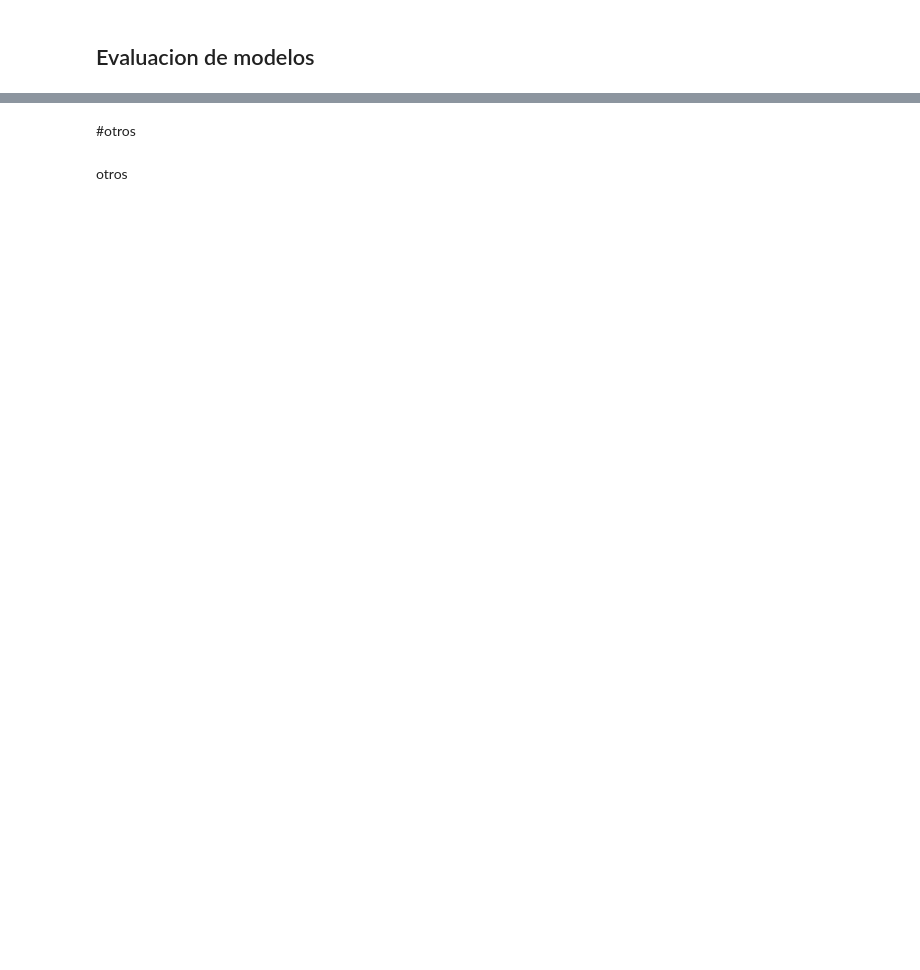
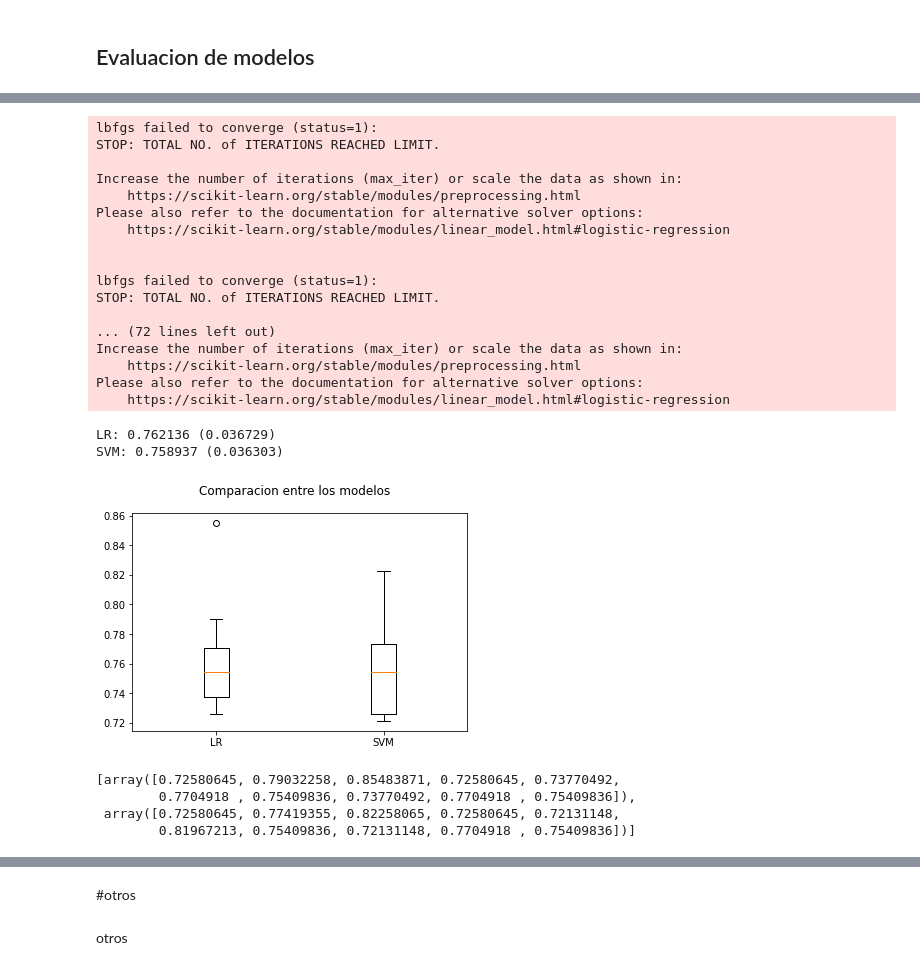
Before and after one commit to gnurock/Data-Engineering-Bootcamp, a Jupyter notebook: Eda/diabetes-eda-ann.ipynb, the cells around one changed output, grey strips where cells are left out. Saved outputs shown, nothing was run; the diff lists cells and outputs as text; code cells hidden in the pictures; blank space fills up the shorter version.

Commit message:
Evaluacion de modelos

```diff
--- a/Eda/diabetes-eda-ann.ipynb
+++ b/Eda/diabetes-eda-ann.ipynb
@@ -631,0 +647,51 @@ NameError: ignored
+# %%
+models = []
+models.append(('LR', LogisticRegression()))
+
+models.append(('SVM', SVC()))
+# %%
+results = []
+names = []
+scoring = 'accuracy'
+for name, model in models:
+	kfold = model_selection.KFold(n_splits=10, random_state=None)
+	cv_results = model_selection.cross_val_score(model, x_train, y_train, cv=kfold, scoring=scoring)
+	results.append(cv_results)
+	names.append(name)
+	msg = "%s: %f (%f)" % (name, cv_results.mean(), cv_results.std())
+	print(msg)
+# boxplot algorithm comparison
+fig = plt.figure()
+fig.suptitle('Comparacion entre los modelos')
+ax = fig.add_subplot(111)
+plt.boxplot(results)
+ax.set_xticklabels(names)
+plt.show()
+# %% [output]
+lbfgs failed to converge (status=1):
+STOP: TOTAL NO. of ITERATIONS REACHED LIMIT.
+
+Increase the number of iterations (max_iter) or scale the data as shown in:
+    https://scikit-learn.org/stable/modules/preprocessing.html
+Please also refer to the documentation for alternative solver options:
+    https://scikit-learn.org/stable/modules/linear_model.html#logistic-regression
+
+
+lbfgs failed to converge (status=1):
+STOP: TOTAL NO. of ITERATIONS REACHED LIMIT.
+
+... (72 lines left out)
+Increase the number of iterations (max_iter) or scale the data as shown in:
+    https://scikit-learn.org/stable/modules/preprocessing.html
+Please also refer to the documentation for alternative solver options:
+    https://scikit-learn.org/stable/modules/linear_model.html#logistic-regression
+LR: 0.762136 (0.036729)
+SVM: 0.758937 (0.036303)
+[figure, added]
+# %%
+results
+# %% [output]
+[array([0.72580645, 0.79032258, 0.85483871, 0.72580645, 0.73770492,
+        0.7704918 , 0.75409836, 0.73770492, 0.7704918 , 0.75409836]),
+ array([0.72580645, 0.77419355, 0.82258065, 0.72580645, 0.72131148,
+        0.81967213, 0.75409836, 0.72131148, 0.7704918 , 0.75409836])]
```
Also changed, not shown: parts of 27 cells of this notebook.
